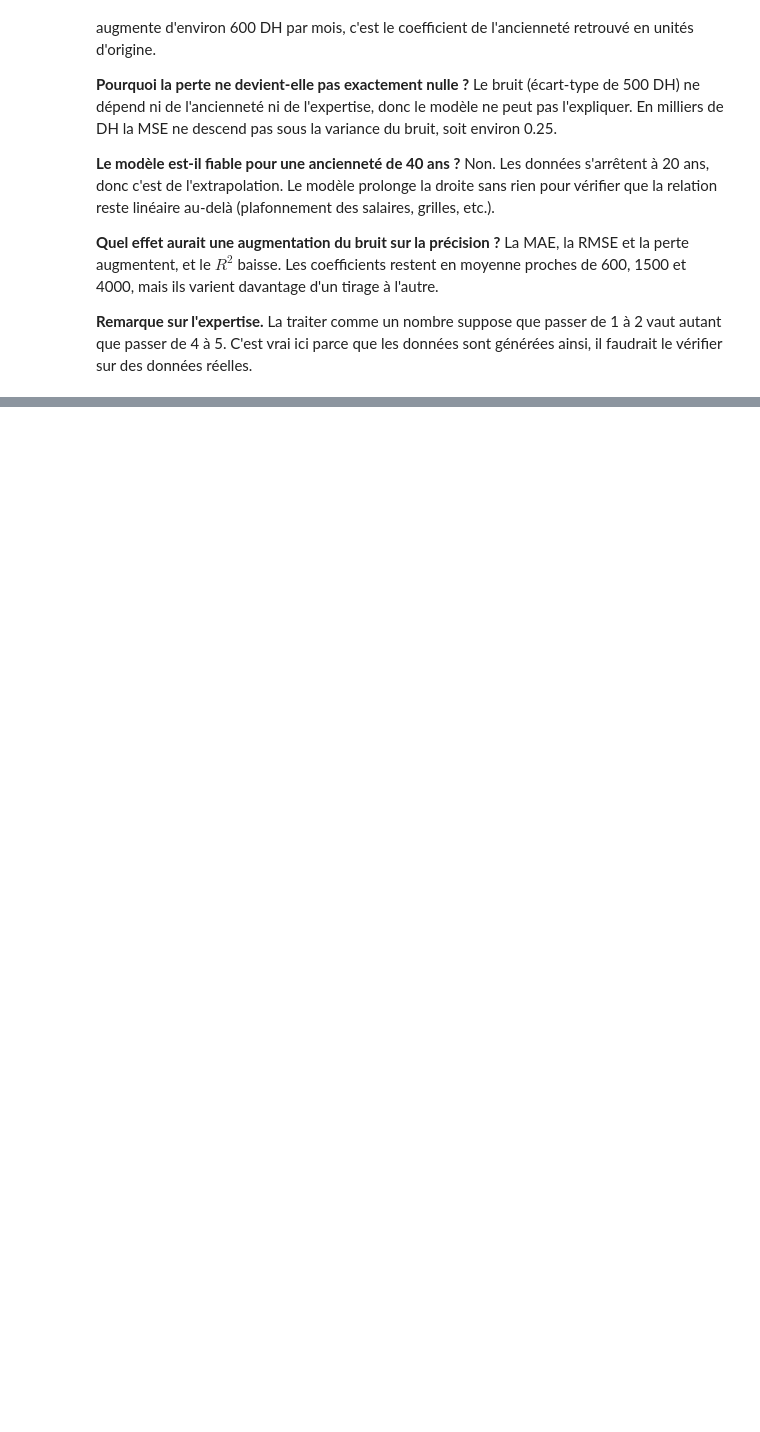
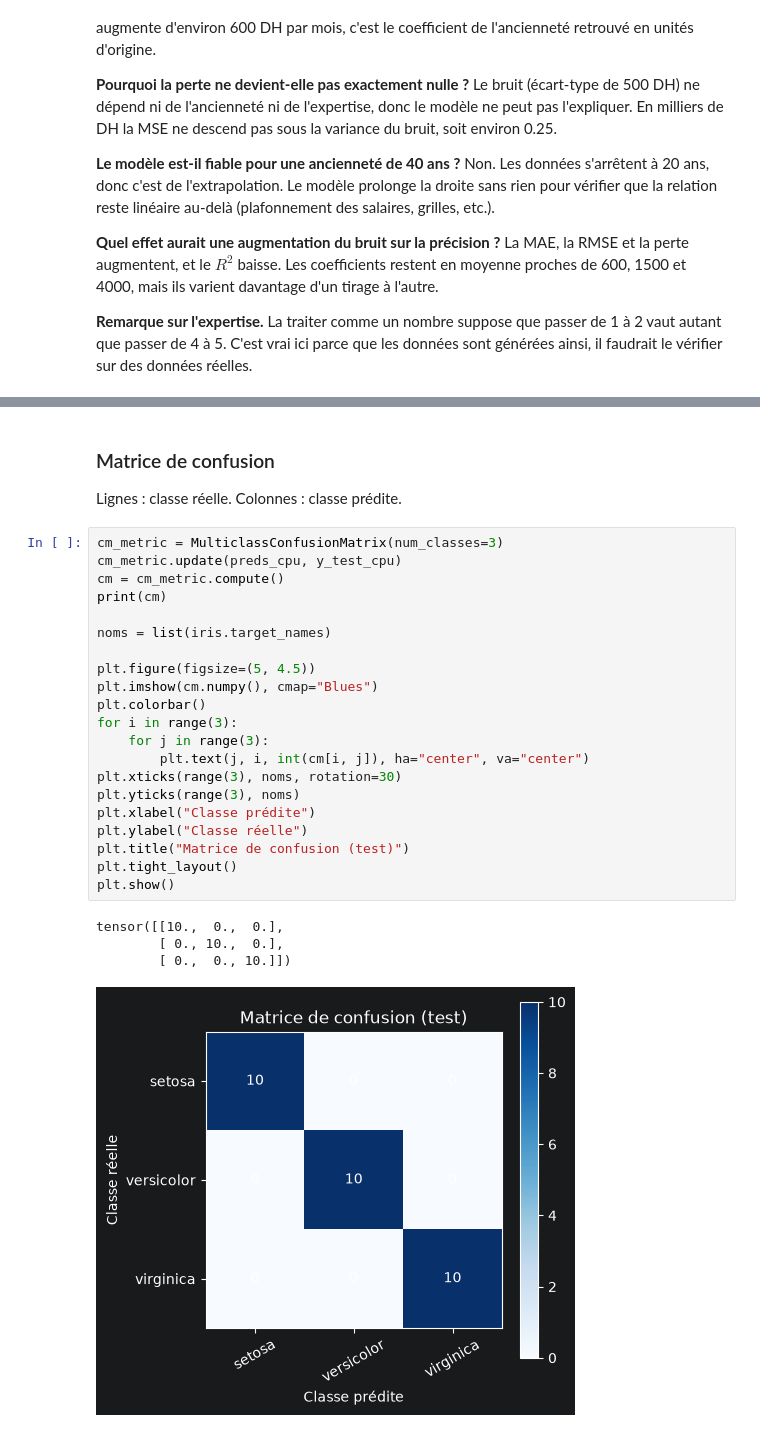
Before and after one commit to MostafaHDfMeR/TP_N1_Mise-en-oeuvre-du-Framework-PyTorch, a Jupyter notebook: TP_N1 - Mise en oeuvre du Framework PyTorch.ipynb, the cells around one changed output, grey strips where cells are left out. Cells and saved outputs as stored; diff of their text form; blank space fills up the shorter version.

```diff
--- a/TP_N1 - Mise en oeuvre du Framework PyTorch.ipynb
+++ b/TP_N1 - Mise en oeuvre du Framework PyTorch.ipynb
@@ -906,0 +1075,30 @@ sont générées ainsi, il faudrait le vérifier sur des données réelles.
+# %% [markdown]
+### Matrice de confusion
+
+Lignes : classe réelle. Colonnes : classe prédite.
+# %%
+cm_metric = MulticlassConfusionMatrix(num_classes=3)
+cm_metric.update(preds_cpu, y_test_cpu)
+cm = cm_metric.compute()
+print(cm)
+
+noms = list(iris.target_names)
+
+plt.figure(figsize=(5, 4.5))
+plt.imshow(cm.numpy(), cmap="Blues")
+plt.colorbar()
+for i in range(3):
+    for j in range(3):
+        plt.text(j, i, int(cm[i, j]), ha="center", va="center")
+plt.xticks(range(3), noms, rotation=30)
+plt.yticks(range(3), noms)
+plt.xlabel("Classe prédite")
+plt.ylabel("Classe réelle")
+plt.title("Matrice de confusion (test)")
+plt.tight_layout()
+plt.show()
+# %% [output]
+tensor([[10.,  0.,  0.],
+        [ 0., 10.,  0.],
+        [ 0.,  0., 10.]])
+[figure, added]
```
Also changed, not shown: parts of 19 cells of this notebook.
